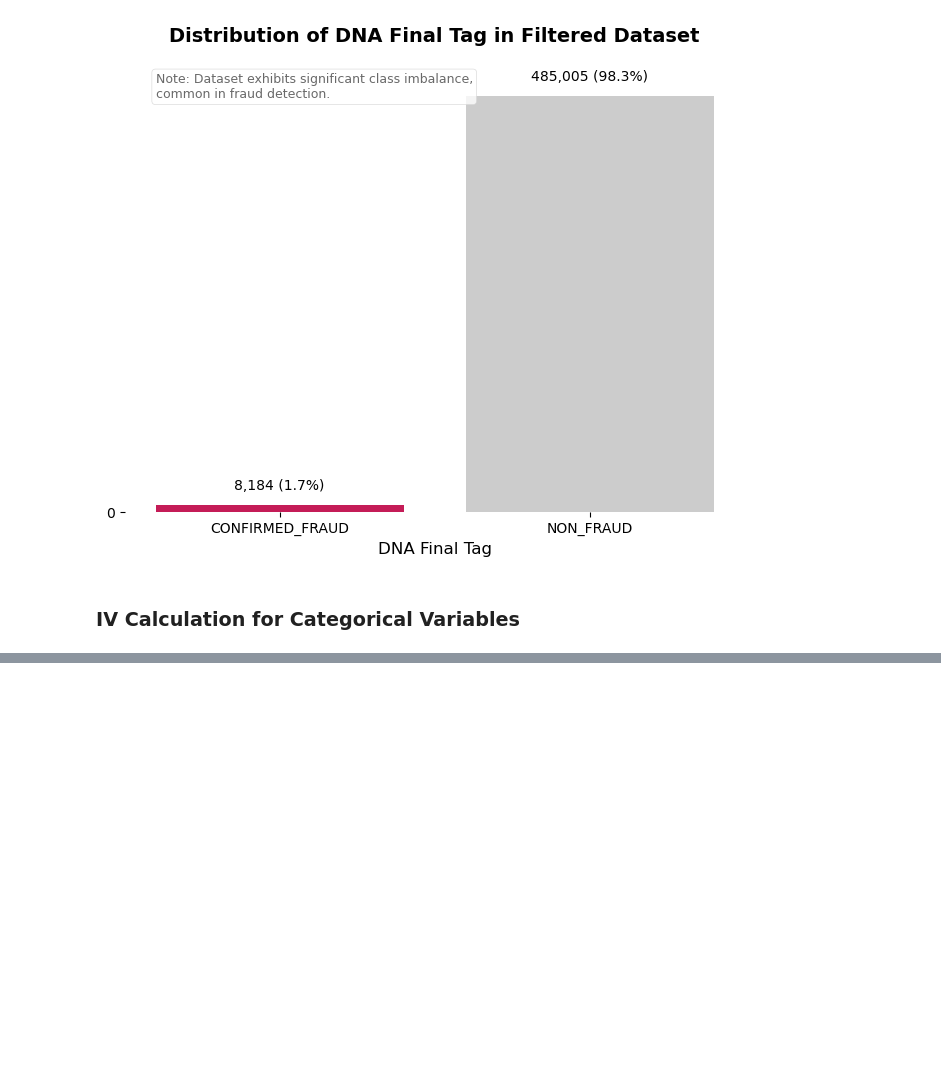
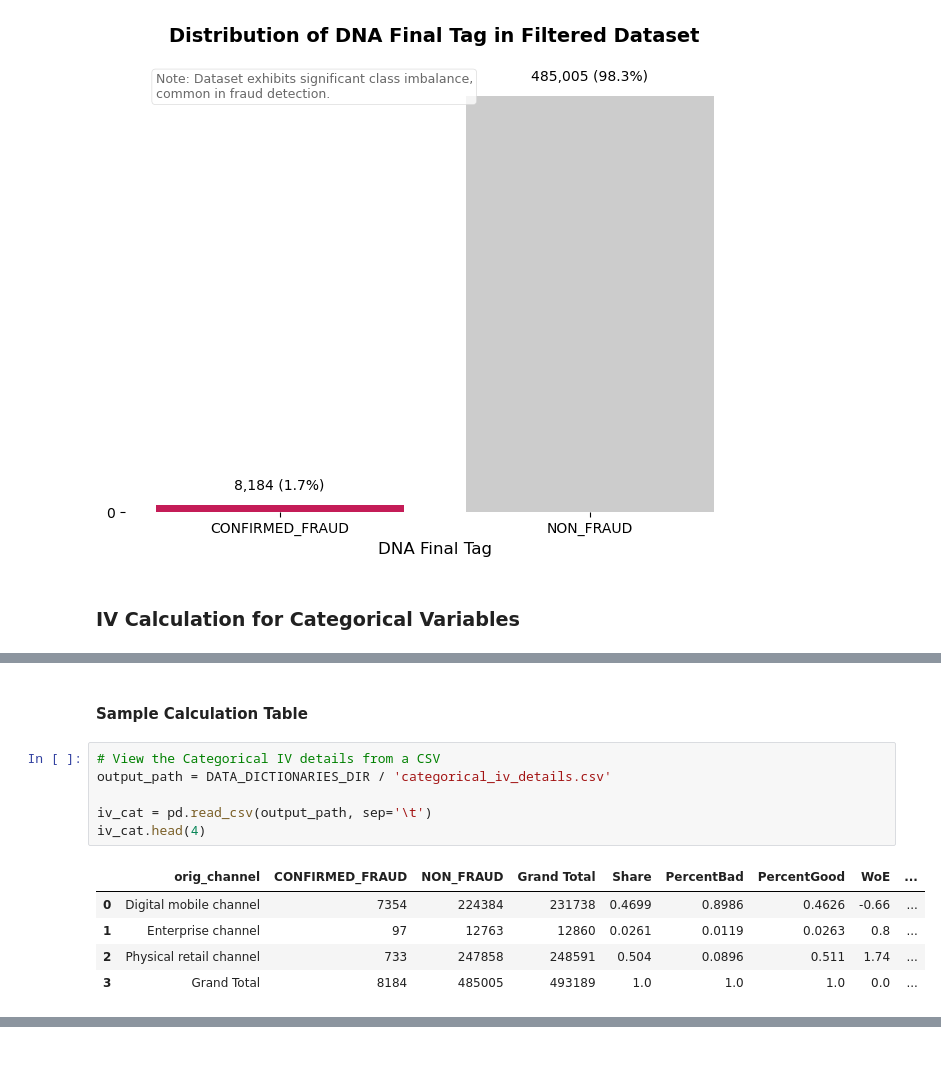
Before and after one commit to mjoshua97241/bank-fraud-detection-project, a Jupyter notebook: bank-fraud-detection-project/notebooks/1.0-mjv-initial-data-exploration.ipynb, the cells around one changed output, grey strips where cells are left out. Saved outputs shown, nothing was run; the diff lists cells and outputs as text; blank space fills up the shorter version.

```diff
--- a/bank-fraud-detection-project/notebooks/1.0-mjv-initial-data-exploration.ipynb
+++ b/bank-fraud-detection-project/notebooks/1.0-mjv-initial-data-exploration.ipynb
@@ -918,0 +1067,14 @@ def calculate_iv_user_formula(df: pd.DataFrame, feature_cols: list, target_col:
+# %% [markdown]
+#### Sample Calculation Table
+# %%
+# View the Categorical IV details from a CSV
+output_path = DATA_DICTIONARIES_DIR / 'categorical_iv_details.csv'
+
+iv_cat = pd.read_csv(output_path, sep='\t')
+iv_cat.head(4)
+# %% [output]
+|  | orig_channel | CONFIRMED_FRAUD | NON_FRAUD | Grand Total | Share | PercentBad | PercentGood | WoE | ... |
+| 0 | Digital mobile channel | 7354 | 224384 | 231738 | 0.4699 | 0.8986 | 0.4626 | -0.66 | ... |
+| 1 | Enterprise channel | 97 | 12763 | 12860 | 0.0261 | 0.0119 | 0.0263 | 0.8 | ... |
+| 2 | Physical retail channel | 733 | 247858 | 248591 | 0.504 | 0.0896 | 0.511 | 1.74 | ... |
+| 3 | Grand Total | 8184 | 485005 | 493189 | 1.0 | 1.0 | 1.0 | 0.0 | ... |
```
Also changed, not shown: parts of 13 cells of this notebook, 7 other files.
